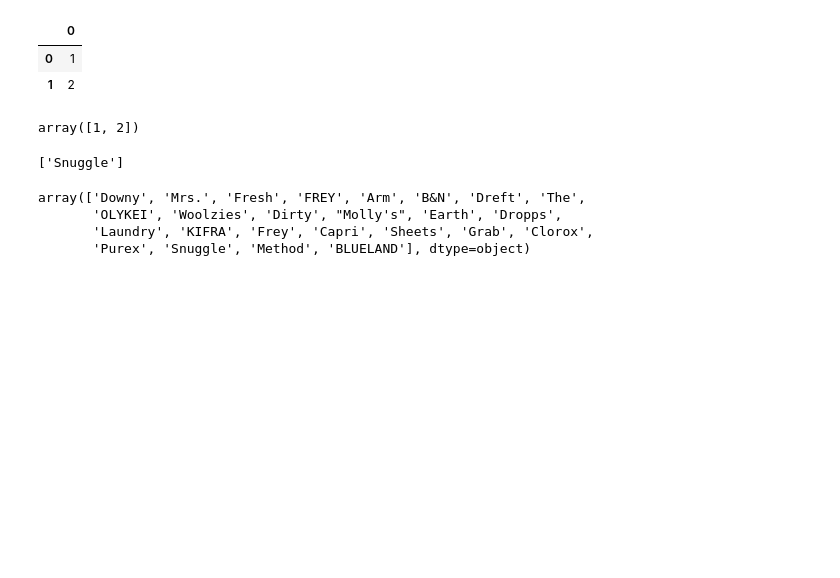
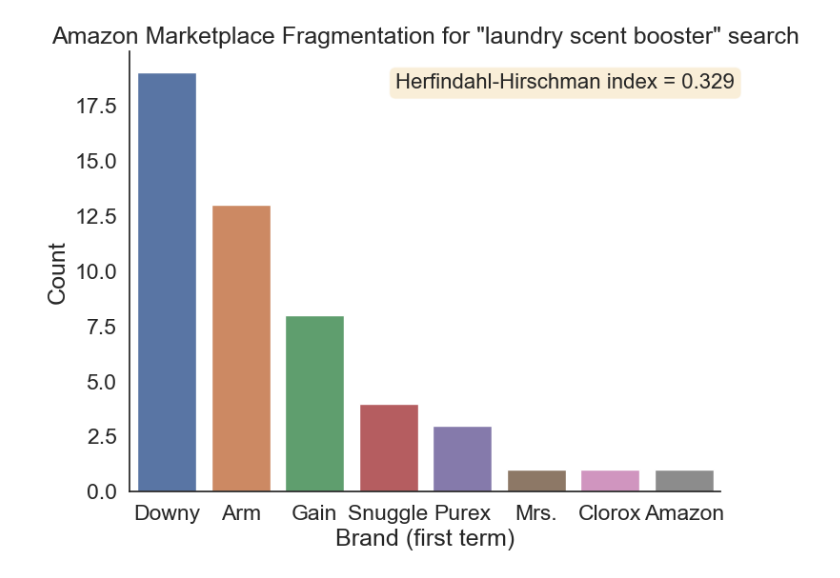
Before and after one commit to jjcchh/pypc, a Jupyter notebook: scripts/market_fragmentation.ipynb, the cells around one changed output. Cells and saved outputs as stored; diff of their text form; code cells hidden in the pictures; blank space fills up the shorter version.

Commit message:
Final version of market frag analysis

```diff
--- a/scripts/market_fragmentation.ipynb
+++ b/scripts/market_fragmentation.ipynb
@@ -1,6 +1,8 @@
 # %%
 import pandas as pd
-import numpy as np
+import seaborn as sns
+import matplotlib.pyplot as plt
+sns.set_theme(style='white', context='notebook', font_scale=1.5)
 import requests
 from bs4 import BeautifulSoup
 import src.scrape_data as sd
@@ -48,32 +8,0 @@ for i in range(n_brands):
-# %%
-pd.DataFrame(np.array([(1), (2)]))
-# %% [output]
-|  | 0 |
-| 0 | 1 |
-| 1 | 2 |
-# %%
-np.array([(1), (2)])
-# %% [output]
-array([1, 2])
-# %%
-[brand]
-# %% [output]
-['Snuggle']
-# %%
-## Scrape product data from the page of search results on Amazon with the search term "natural laundry scent booster" ordered by "Featured"
-
-laundry_scent_booster = sd.scrape_data("https://www.amazon.com/s?k=natural+laundry+scent+booster&crid=3TFLK0BLAIF68&sprefix=natural+laundry+scent+booster%2Caps%2C70&ref=nb_sb_noss_1")
-
-brand = []
-
-for i in range(50):
-    temp = laundry_scent_booster.title[i].split()[:10]
-    bn = temp[0]
-    brand.append(bn)
-
-pd.unique(brand)
-# %% [output]
-array(['Downy', 'Mrs.', 'Fresh', 'FREY', 'Arm', 'B&N', 'Dreft', 'The',
-       'OLYKEI', 'Woolzies', 'Dirty', "Molly's", 'Earth', 'Dropps',
-       'Laundry', 'KIFRA', 'Frey', 'Capri', 'Sheets', 'Grab', 'Clorox',
-       'Purex', 'Snuggle', 'Method', 'BLUELAND'], dtype=object)
@@ -79,0 +56,22 @@ array(['Downy', 'Mrs.', 'Fresh', 'FREY', 'Arm', 'B&N', 'Dreft', 'The',
+# %%
+## Scrape product data from the first page of search results on Amazon with the search term "laundry scent booster" ordered by "Featured"
+
+sb = sd.scrape_data("https://www.amazon.com/s?k=laundry+scent+booster&crid=15IJ88INZZP4B&sprefix=laundry+scent+booster%2Caps%2C197&ref=nb_sb_noss_1")
+sb.Num_Reviews = sb.Num_Reviews.replace(',','', regex=True)
+sb['Num_Reviews'] = pd.to_numeric(sb['Num_Reviews'], errors='coerce')
+
+brand_counts, products, hhi  = market_frag(sb)
+
+fig, ax = plt.subplots(1, 1, figsize=(8,6))
+sns.barplot(data=brand_counts)
+sns.despine()
+ax.set(xlabel='Brand (first term)', ylabel='Count', title='Amazon Marketplace Fragmentation for "laundry scent booster" search')
+# fig.autofmt_xdate(rotation=45)
+props = dict(boxstyle='round', facecolor='wheat', alpha=0.5)
+ax.text(0.45, 0.95, 'Herfindahl-Hirschman index = ' + str(round(hhi, 3)), transform=ax.transAxes, fontsize=16,
+        verticalalignment='top', bbox=props);
+
+path = r'C:\Projects\pypc\results\market_frag_standard_booster.svg'
+fig.savefig(path, format='svg', dpi=1200)
+# %% [output]
+[figure, added]
```
Also changed, not shown: parts of 4 cells of this notebook.
